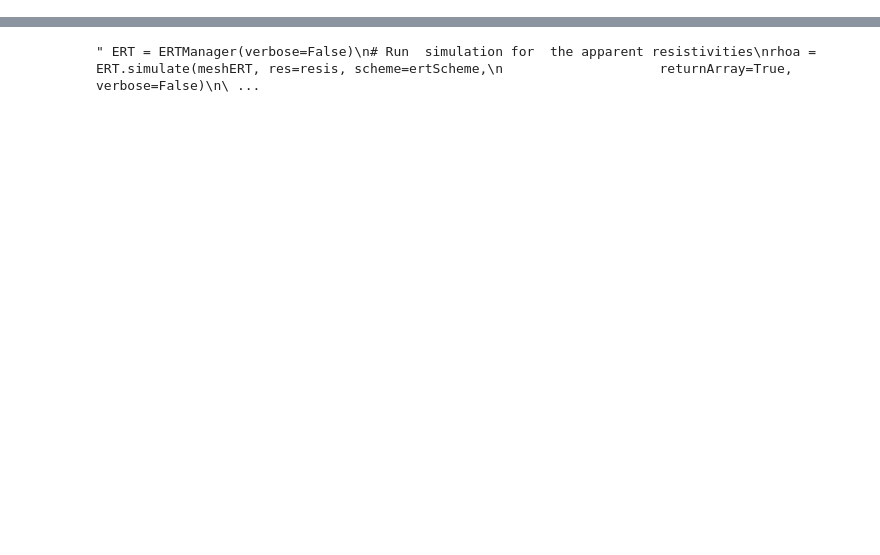
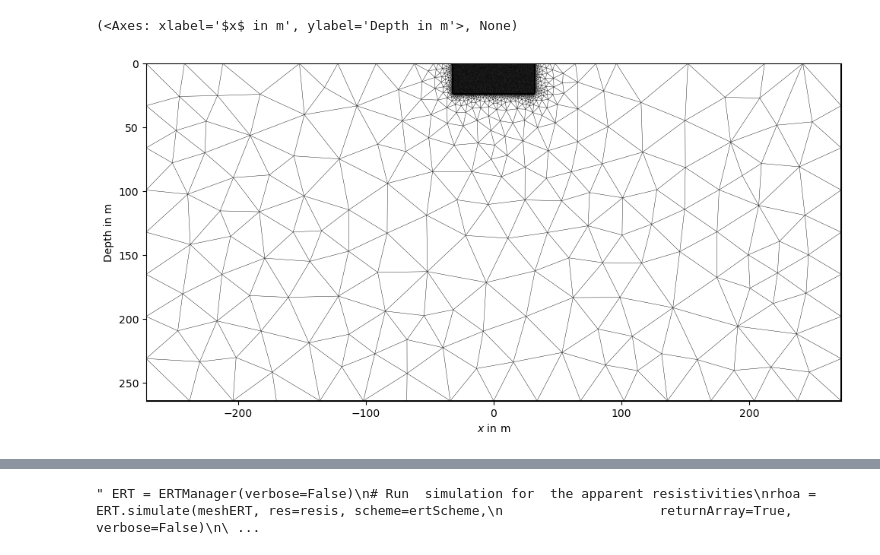
Before and after one commit to guiguilhermegui/TF, a Jupyter notebook: modelo_tf.ipynb, the cells around one changed output, grey strips where cells are left out. Cells and saved outputs as stored; diff of their text form; code cells hidden in the pictures; blank space fills up the shorter version.

```diff
--- a/modelo_tf.ipynb
+++ b/modelo_tf.ipynb
@@ -606,0 +337,10 @@ Mean: 2658.0085340242013, Std: 1249.7307480676382, Min: 7.0074012243223835, Max:
+# %%
+# ERT definição de malha de interação
+
+ertScheme = ert.createData(elecs=elecs, schemeName=ERT_Array, spacing=ERT_spac)
+
+meshERT = mt.createParaMesh(ertScheme, quality=mesh_quality, paraMaxCellSize=ERT_spac/4e1, nLayers=nLayers,
+boundaryMaxCellSize=750, smooth=[1, 2])
+
+pg.show(meshERT,label='Mesh de cálculos ERT',figsize=(10,10),)
+# %% [output]
@@ -606,0 +349,2 @@ Mean: 2658.0085340242013, Std: 1249.7307480676382, Min: 7.0074012243223835, Max:
+(<Axes: xlabel='$x$ in m', ylabel='Depth in m'>, None)
+[figure, added]
```
Also changed, not shown: parts of 51 cells of this notebook, 1 other file.
